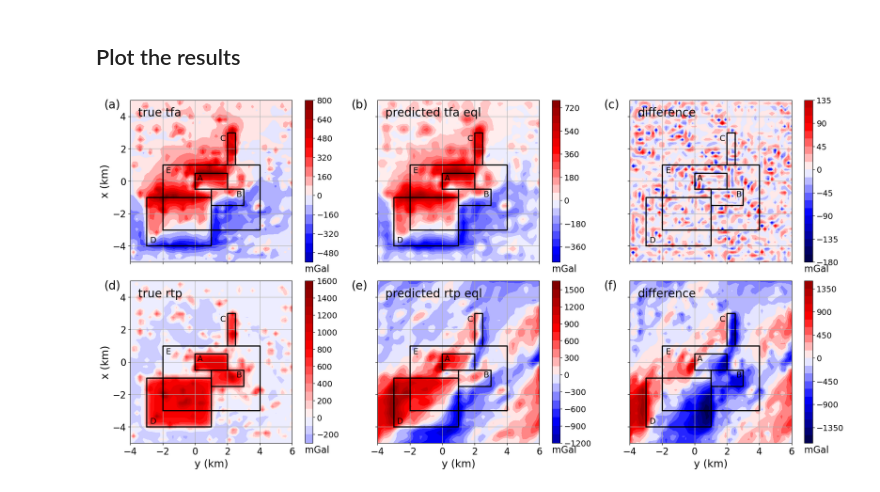
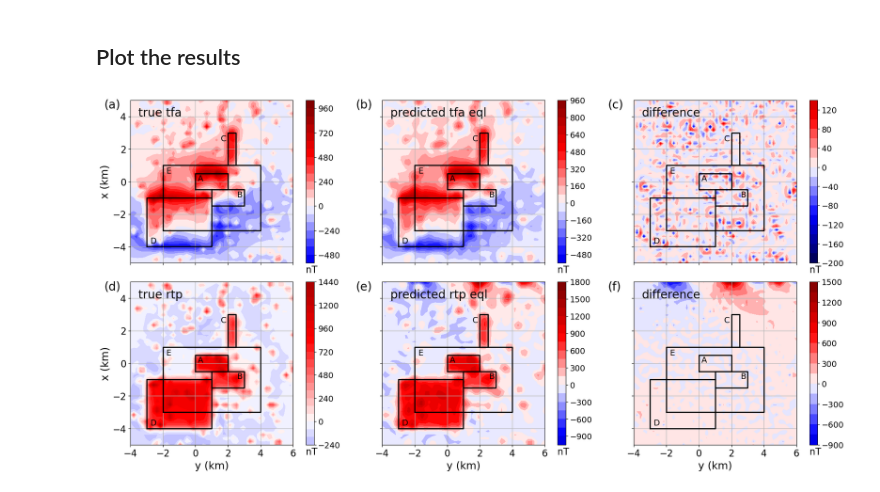
Before and after one commit to birocoles/Intro-grav-mag, a Jupyter notebook: aulas/aula_10a_RTP.ipynb, the cells around one changed output. Cells and saved outputs as stored; diff of their text form; code cells hidden in the pictures.

```diff
--- a/aulas/aula_10a_RTP.ipynb
+++ b/aulas/aula_10a_RTP.ipynb
@@ -122,7 +122,7 @@ Tensor = inverse_distance.grad_tensor_BTTB(
 )
 # %%
 F_hat = utils.unit_vector(inc=I0, dec=D0)
-h_hat = utils.unit_vector(inc=I0, dec=D0)
+h_hat = utils.unit_vector(inc=I, dec=D)
 # %%
 a = utils.directional_factors(t=F_hat, u=h_hat)
 # %%
@@ -230,35 +230,35 @@ for (element, field, name, label, ranges_field) in zip(
                      cmap='seismic', vmin=-ranges_field, vmax=ranges_field)
     cb = fig.colorbar(im, ax=ax)
     cb.ax.tick_params(labelsize=14)
-    cb.ax.set_xlabel('mGal', fontsize=16, loc='left')
+    cb.ax.set_xlabel('nT', fontsize=16, loc='left')
     ax.set_ylim(0.001*data_points['area'][0], 0.001*data_points['area'][1])
     ax.set_xlim(0.001*data_points['area'][2], 0.001*data_points['area'][3])
     ax.tick_params(axis='x', labelsize=16)
     ax.tick_params(axis='y', labelsize=16)
     ax.grid()
     ax.annotate(label, xy=(-0.16, 0.95), xycoords='axes fraction', fontsize=20)
     ax.annotate(name, xy=(0.05, 0.90), xycoords='axes fraction', fontsize=20)
     plf.model_boundaries(
         ax,
         model=model_cut(model['prisms'], pmin=0, pmax=4),
         color=color,
         style='-',
         width='2'
     )
     ax.annotate(text='A', xy=(0.15, 0.05), fontsize=14, color=color)
     ax.annotate(text='B', xy=(2.55, -0.95), fontsize=14, color=color)
     ax.annotate(text='C', xy=(1.55, 2.50), fontsize=14, color=color)
     ax.annotate(text='D', xy=(-2.80, -3.80), fontsize=14, color=color)
     ax.annotate(text='E', xy=(-1.80, 0.50), fontsize=14, color=color)
 
 for element in ['a', 'd']:
     mosaic[element].set_ylabel('x (km)', fontsize=18)
 
 for element in ['d','e','f']:
     mosaic[element].set_xlabel('y (km)', fontsize=18)
 
 plt.savefig('aula_10a/eql_classical.png', dpi=300)
 
 plt.show()
 # %% [output]
-[figure, old version]
+[figure, new version]
```
Also changed, not shown: parts of 2 cells of this notebook, 6 other files.
